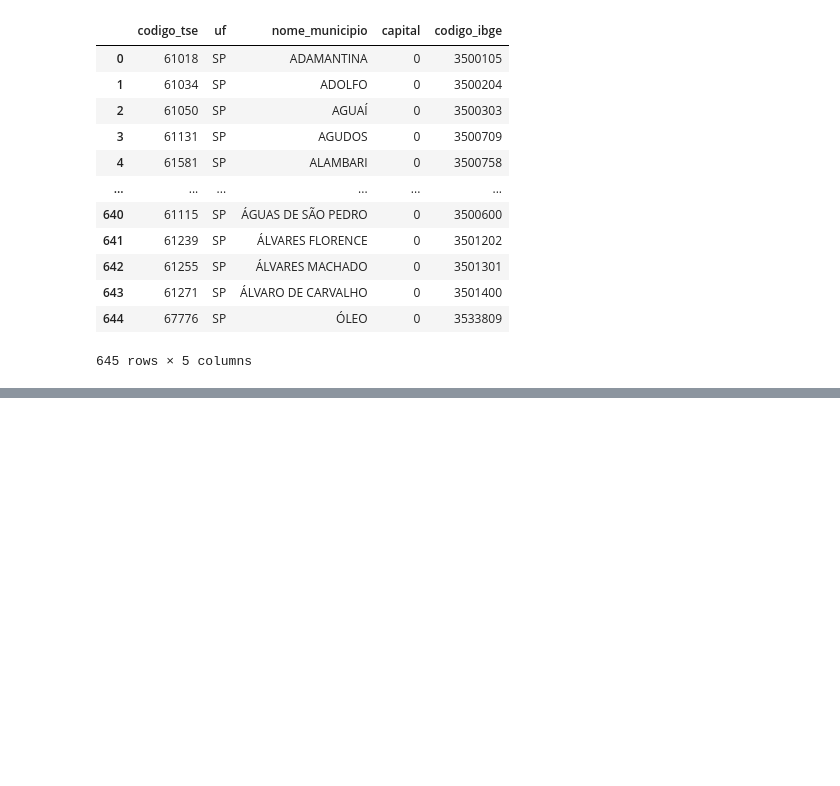
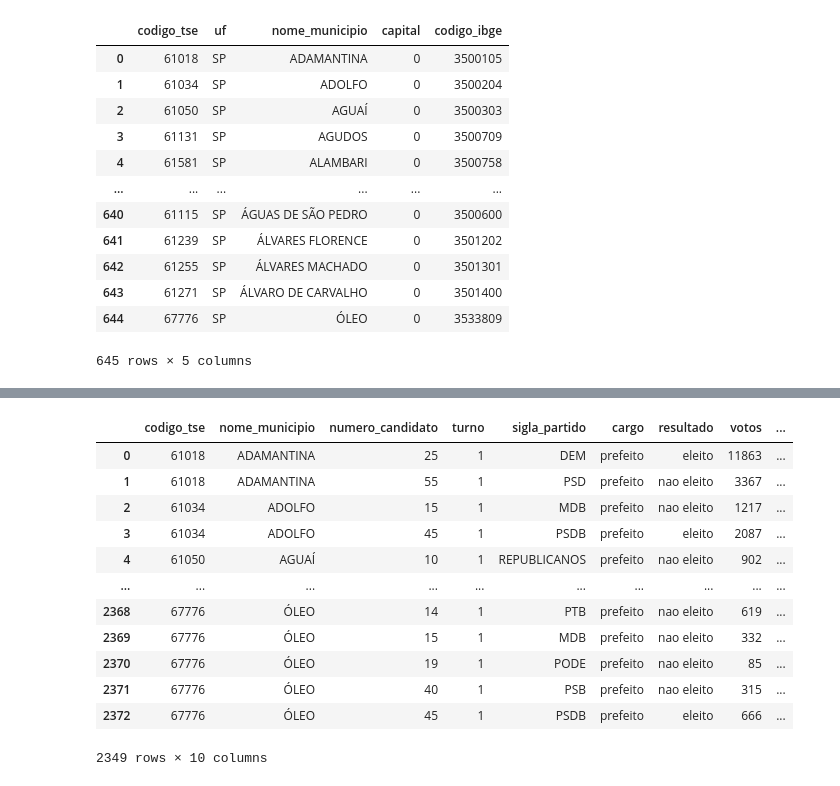
Before and after one commit to raphaelhenriquecalves/projeto-votos-e-investimento---ALFORRIAH, a Jupyter notebook: Projeto Candidato x Investimento - Dados SP.ipynb, the cells around one changed output, grey strips where cells are left out. Saved outputs shown, nothing was run; the diff lists cells and outputs as text; code cells hidden in the pictures; blank space fills up the shorter version.

```diff
--- a/Projeto Candidato x Investimento - Dados SP.ipynb
+++ b/Projeto Candidato x Investimento - Dados SP.ipynb
@@ -244,0 +406,6 @@ selecao_prefeitos_resultados_candidatos_SP.shape
+# %%
+# selecionando os dados do 1° turno
+selecao_receitas_resultados_prefeitos_municipios_SP_1o_turno = selecao_receitas_resultados_prefeitos_municipios_SP.query('turno == 1')
+
+# vizualizando o dataframe criado
+selecao_receitas_resultados_prefeitos_municipios_SP_1o_turno.head()
@@ -244,0 +419,19 @@ selecao_prefeitos_resultados_candidatos_SP.shape
+# %%
+# criando uma coluna com a receita por voto de cada candidato (eleito ou não)
+selecao_receitas_resultados_prefeitos_municipios_SP_1o_turno = selecao_receitas_resultados_prefeitos_municipios_SP_1o_turno.assign(receita_por_voto=selecao_receitas_resultados_prefeitos_municipios_SP_1o_turno['valor_receita']/selecao_receitas_resultados_prefeitos_municipios_SP_1o_turno['votos'])
+# %%
+selecao_receitas_resultados_prefeitos_municipios_SP_1o_turno
+# %% [output]
+|  | codigo_tse | nome_municipio | numero_candidato | turno | sigla_partido | cargo | resultado | votos | ... |
+| 0 | 61018 | ADAMANTINA | 25 | 1 | DEM | prefeito | eleito | 11863 | ... |
+| 1 | 61018 | ADAMANTINA | 55 | 1 | PSD | prefeito | nao eleito | 3367 | ... |
+| 2 | 61034 | ADOLFO | 15 | 1 | MDB | prefeito | nao eleito | 1217 | ... |
+| 3 | 61034 | ADOLFO | 45 | 1 | PSDB | prefeito | eleito | 2087 | ... |
+| 4 | 61050 | AGUAÍ | 10 | 1 | REPUBLICANOS | prefeito | nao eleito | 902 | ... |
+| ... | ... | ... | ... | ... | ... | ... | ... | ... | ... |
+| 2368 | 67776 | ÓLEO | 14 | 1 | PTB | prefeito | nao eleito | 619 | ... |
+| 2369 | 67776 | ÓLEO | 15 | 1 | MDB | prefeito | nao eleito | 332 | ... |
+| 2370 | 67776 | ÓLEO | 19 | 1 | PODE | prefeito | nao eleito | 85 | ... |
+| 2371 | 67776 | ÓLEO | 40 | 1 | PSB | prefeito | nao eleito | 315 | ... |
+| 2372 | 67776 | ÓLEO | 45 | 1 | PSDB | prefeito | eleito | 666 | ... |
+2349 rows × 10 columns
```
Also changed, not shown: parts of 43 cells of this notebook.
